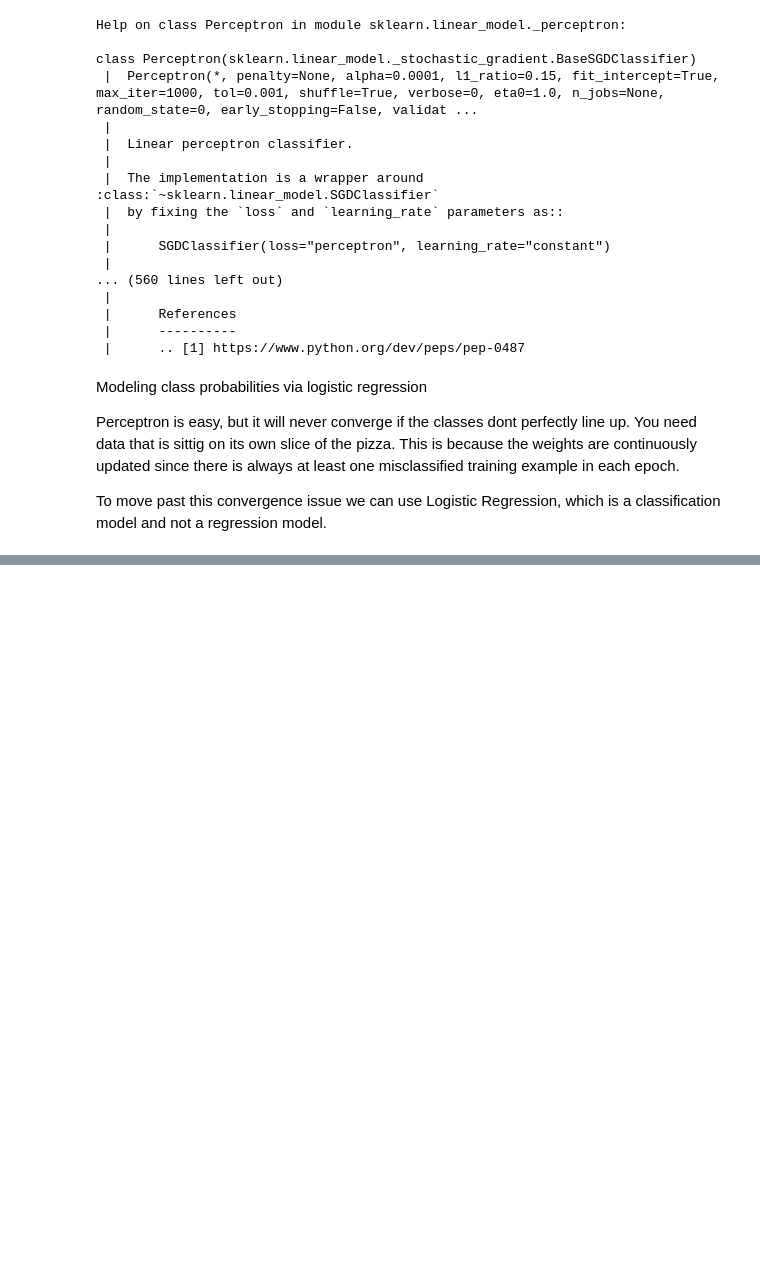
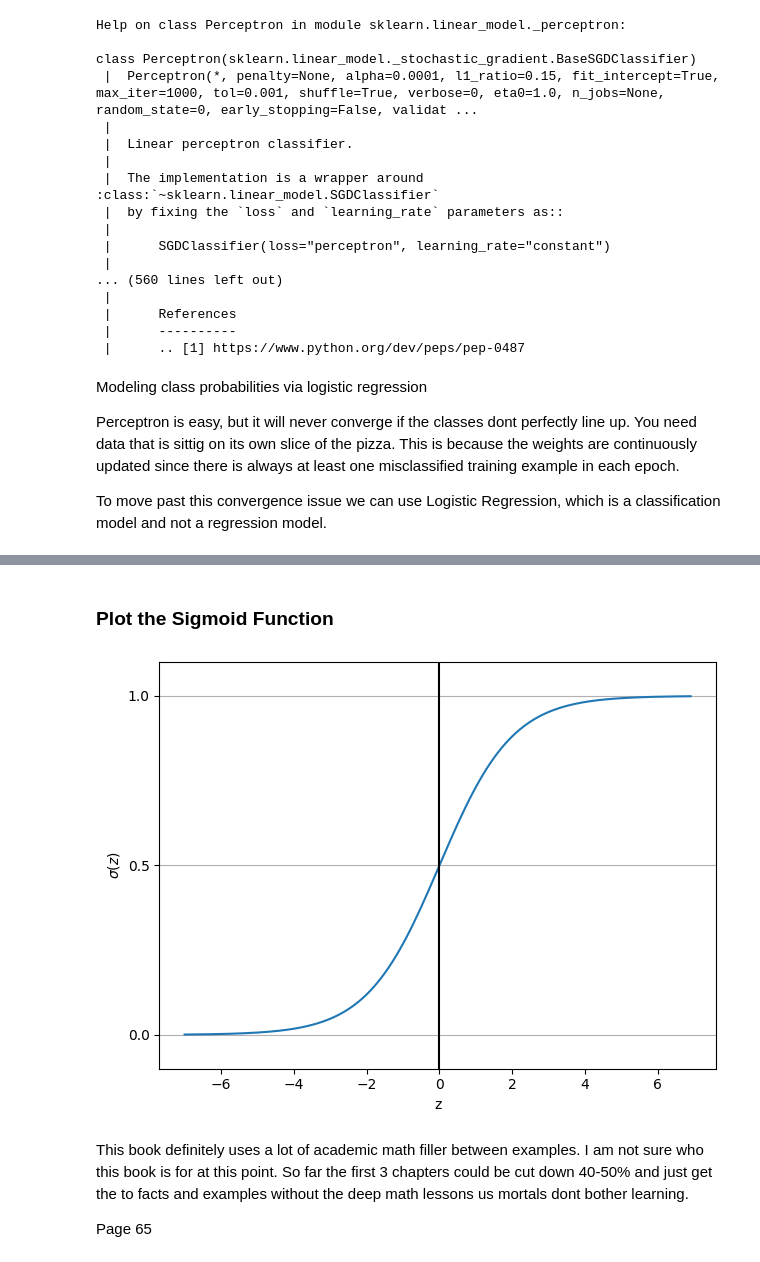
Before and after one commit to phillipscarroll/mlClassesTraining, a Jupyter notebook: PyTorch_and_Scikit-Learn_Book/Chapter_3.ipynb, the cells around one changed output, grey strips where cells are left out. Cells and saved outputs as stored; diff of their text form; code cells hidden in the pictures; blank space fills up the shorter version.

```diff
--- a/PyTorch_and_Scikit-Learn_Book/Chapter_3.ipynb
+++ b/PyTorch_and_Scikit-Learn_Book/Chapter_3.ipynb
@@ -170,0 +177,27 @@ Easy to implement and performant.
+# %% [markdown]
+### Plot the Sigmoid Function
+# %%
+import matplotlib.pyplot as plt
+import numpy as np
+def sigmoid(z):
+    return 1.0 / (1.0 + np.exp(-z))
+z = np.arange(-7, 7, 0.1)
+sigma_z = sigmoid(z)
+plt.plot
+plt.plot(z, sigma_z)
+plt.axvline(0.0, color='k')
+plt.ylim(-0.1, 1.1)
+plt.xlabel('z')
+plt.ylabel('$\\sigma (z)$')
+# y axis ticks and gridline
+plt.yticks([0.0, 0.5, 1.0])
+ax = plt.gca()
+ax.yaxis.grid(True)
+plt.tight_layout()
+plt.show()
+# %% [output]
+[figure, added]
+# %% [markdown]
+This book definitely uses a lot of academic math filler between examples. I am not sure who this book is for at this point. So far the first 3 chapters could be cut down 40-50% and just get the to facts and examples without the deep math lessons us mortals dont bother learning.
+
+Page 65
```
Also changed, not shown: parts of 2 cells of this notebook.
